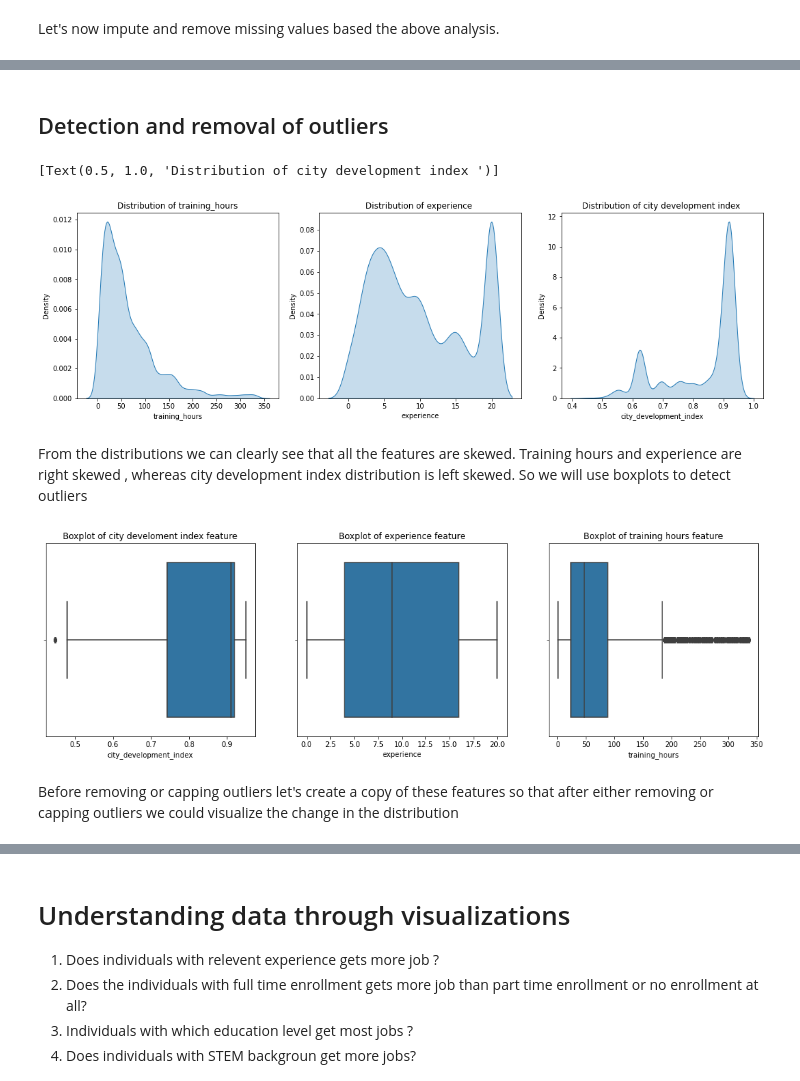
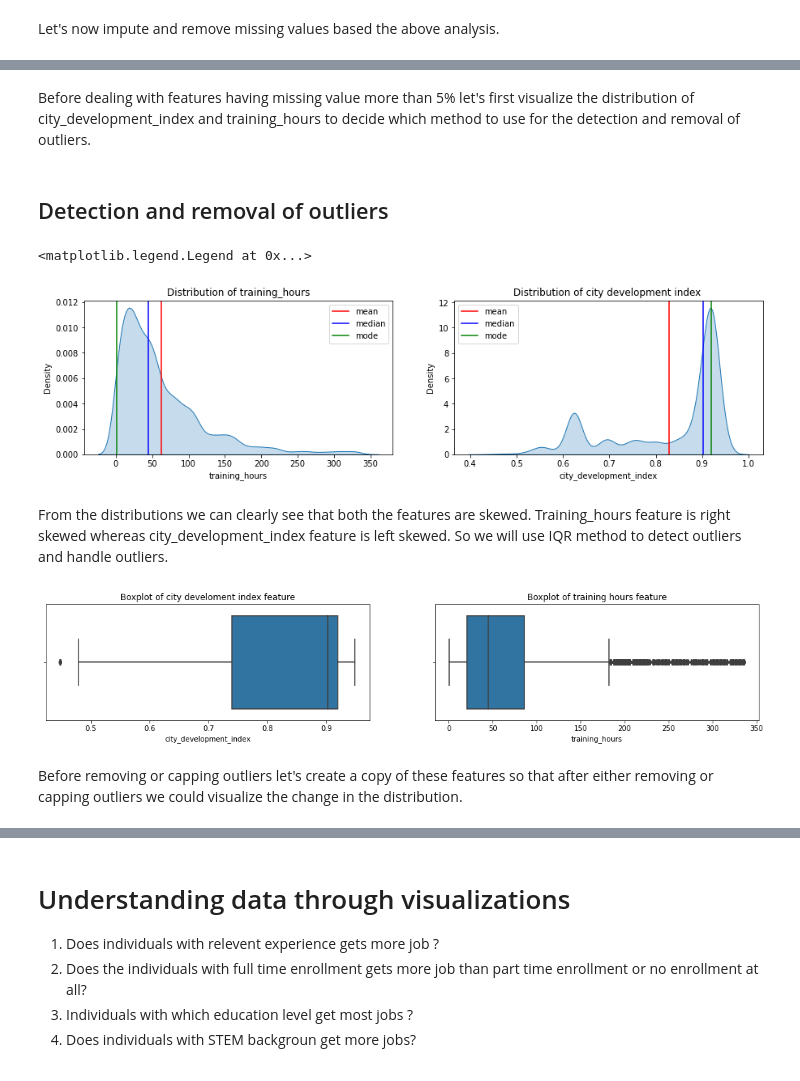
Before and after one commit to yuvraaj2002/Old_projects, a Jupyter notebook: DS job and salary prediction/DS_job_prediction/DS_job_prediction.ipynb, the cells around one changed output, grey strips where cells are left out. Saved outputs shown, nothing was run; the diff lists cells and outputs as text; code cells hidden in the pictures.

```diff
--- a/DS job and salary prediction/DS_job_prediction/DS_job_prediction.ipynb
+++ b/DS job and salary prediction/DS_job_prediction/DS_job_prediction.ipynb
@@ -268,11 +219,0 @@ impute_MICE.head(4)
-# %%
-# Now after imputing let's change the values back to category for the analysis and doing one hot encoding
-map_gender = {0.0:'Male',1.0:'Female',2.0:'Other'}
-map_disciline = {5.0:'STEM',4.0:'Humanities',3.0:'Other',2.0:'Business Degree',1.0:'Arts',0.0:'No Major'}
-map_comp_size = {0.0:'<10',1.0:'10/49',2.0:'50-99',3.0:'100-500',4.0:'500-999',5.0:'1000-4999',6.0:'5000-9999',7.0:'10000+' }
-map_comp_type = {0.0:'Other',1.0:'NGO',2.0:'Early Stage Startup',3.0:'Public Sector',4.0:'Funded Startup',5.0:'Pvt Ltd'}
-
-df['gender'] = df['gender'].map(map_gender)
-df['major_discipline'] = df['major_discipline'].map(map_disciline)
-df['company_size'] = df['company_size'].map(map_comp_size)
-df['company_type'] = df['company_type'].map(map_comp_type)
@@ -300,34 +220,40 @@ memory usage: 1.3+ MB
+# %% [markdown]
+Before dealing with features having missing value more than 5% let's first visualize the distribution of city_development_index and training_hours to decide which method to use for the detection and removal of outliers.
 # %% [markdown]
 ## Detection and removal of outliers
 # %%
-fig,ax = plt.subplots(1,3,figsize = (18,5))
+fig,ax = plt.subplots(1,2,figsize = (15,3.5))
 
 sns.kdeplot(df['training_hours'],shade=True,ax = ax[0])
 ax[0].set(title='Distribution of training_hours')
+ax[0].axvline(df['training_hours'].mean(),label = 'mean',color = 'red')
+ax[0].axvline(df['training_hours'].median(),label = 'median',color = 'blue')
+ax[0].axvline(df['training_hours'].mode().values[0],label = 'mode',color = 'green')
+ax[0].legend()
 
-sns.kdeplot(df['experience'],shade=True,ax = ax[1])
-ax[1].set(title='Distribution of experience ')
-
-sns.kdeplot(df['city_development_index'],shade=True,ax = ax[2])
-ax[2].set(title='Distribution of city development index ')
+sns.kdeplot(df['city_development_index'],shade=True,ax = ax[1])
+ax[1].set(title='Distribution of city development index ')
+ax[1].axvline(df['city_development_index'].mean(),label = 'mean',color = 'red')
+ax[1].axvline(df['city_development_index'].median(),label = 'median',color = 'blue')
+ax[1].axvline(df['city_development_index'].mode().values[0],label = 'mode',color = 'green')
+ax[1].legend()
 # %% [output]
-[Text(0.5, 1.0, 'Distribution of city development index ')]
+<matplotlib.legend.Legend at 0x...>
-[figure, old version]
+[figure, new version]
 # %% [markdown]
-From the distributions we can clearly see that all the features are skewed. Training hours and experience are right skewed , whereas city development index distribution is left skewed. So we will use boxplots to detect outliers
+From the distributions we can clearly see that both the features are skewed. Training_hours feature is right skewed whereas city_development_index feature is left skewed. So we will use IQR method to detect outliers and handle outliers.
 # %%
 # Create a figure and axes
-fig, ax = plt.subplots(1, 3, figsize=(18, 5))
+fig, ax = plt.subplots(1, 2, figsize=(18, 3))
 
-# Plot the first distplot on the first axes
+# Let's visualize the outliers using the boxplots
 sns.boxplot(x = df['city_development_index'],ax = ax[0]).set(title='Boxplot of city develoment index feature')
-sns.boxplot(x = df['experience'],ax = ax[1]).set(title='Boxplot of experience feature')
-sns.boxplot(x = df['training_hours'],ax = ax[2]).set(title='Boxplot of training hours feature')
+sns.boxplot(x = df['training_hours'],ax = ax[1]).set(title='Boxplot of training hours feature')
 
 # Show the plot
 plt.show()
 # %% [output]
-[figure, old version]
+[figure, new version]
 # %% [markdown]
-Before removing or capping outliers let's create a copy of these features so that after either removing or capping outliers we could visualize the change in the distribution
+Before removing or capping outliers let's create a copy of these features so that after either removing or capping outliers we could visualize the change in the distribution.
 # %%
```
Also changed, not shown: parts of 45 cells of this notebook.
